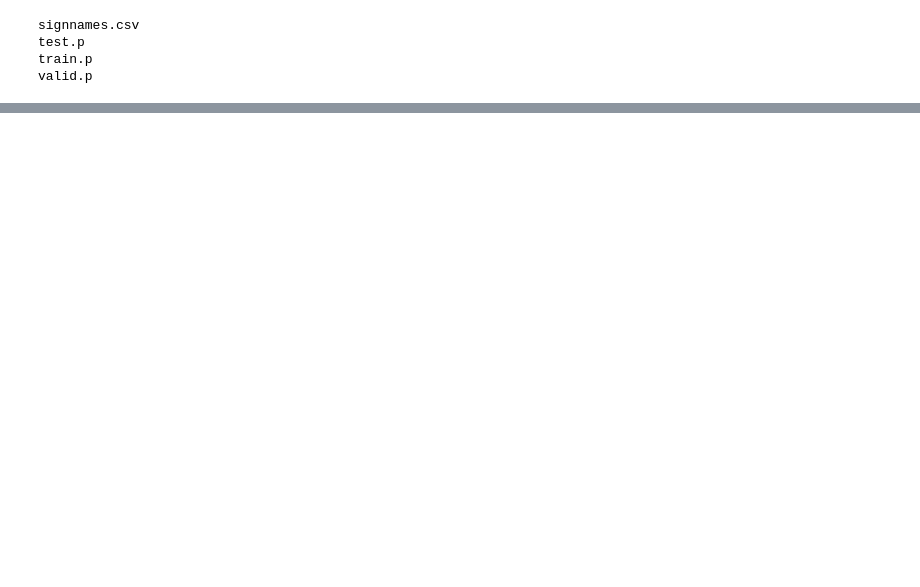
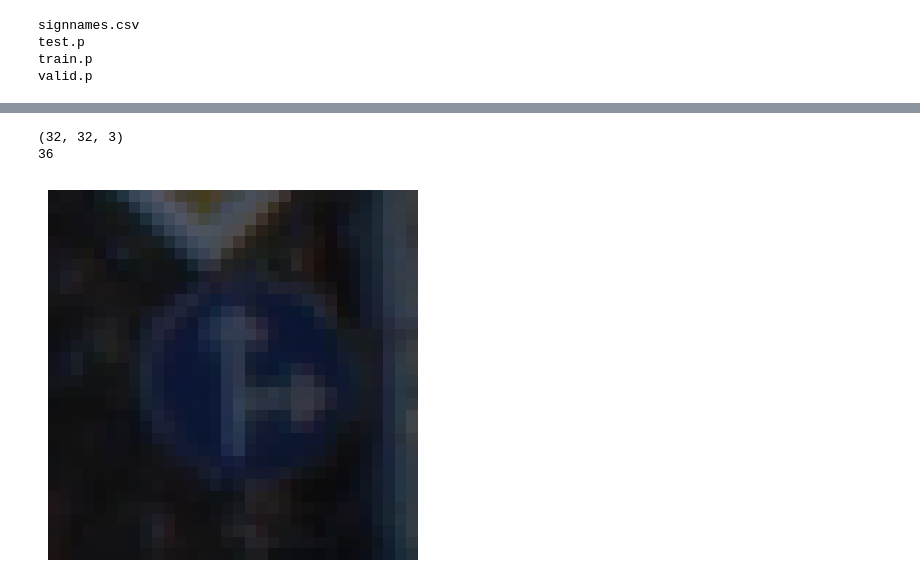
Before and after one commit to HoangRbs/machinelearning101, a Jupyter notebook: tut7_preprocessing_trafficsigns.ipynb, the cells around one changed output, grey strips where cells are left out. Saved outputs shown, nothing was run; the diff lists cells and outputs as text; code cells hidden in the pictures; blank space fills up the shorter version.

```diff
--- a/tut7_preprocessing_trafficsigns.ipynb
+++ b/tut7_preprocessing_trafficsigns.ipynb
@@ -38,0 +154,11 @@ np.random.seed(0)
+# %%
+import cv2
+
+plt.imshow(X_train[1000])
+plt.axis("off")
+print(X_train[1000].shape)
+print(y_train[1000])
+# %% [output]
+(32, 32, 3)
+36
+[figure, added]
```
Also changed, not shown: parts of 25 cells of this notebook, 6 other files.
